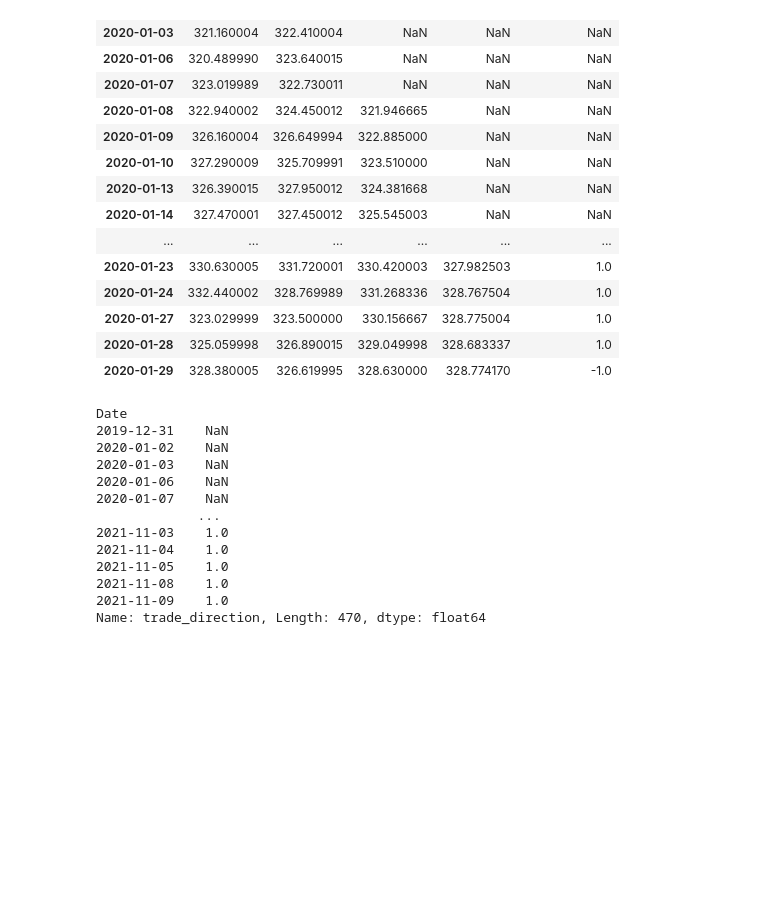
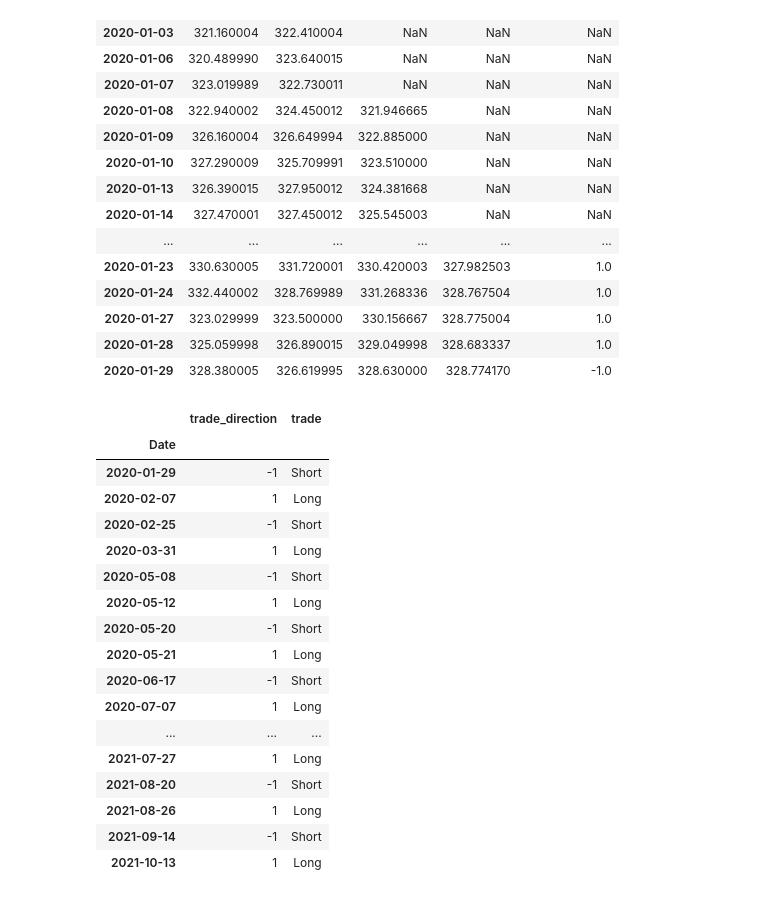
Before and after one commit to EL-Magnific-o/Fintech, a Jupyter notebook: W5C2_template.ipynb, the cells around one changed output. Drawn from its saved outputs; the diff is of its cells as text; code cells hidden in the pictures; blank space fills up the shorter version.

```diff
--- a/W5C2_template.ipynb
+++ b/W5C2_template.ipynb
@@ -68,30 +68,35 @@ df.head(20)
 # %%
 #Determine the direction of the moving average differences
 df_trades = df['trade_direction'].dropna().diff().dropna().apply(np.sign).astype('int8')
 df_trades = pandas.DataFrame(df_trades[df_trades !=0])
 df_trades
 #Label our intended trades
 df_trades['trade'] = df['trade_direction'].map({1:'Long',-1:'Short'})
 df['trades'] = df_trades['trade']
-#df_trades
+df_trades
 #df['trades'].head(30)
 #type(df['trades'])
 #df_trades['trade']
-df['trade_direction']
+#df['trade_direction']
 # %% [output]
-Date
-2019-12-31    NaN
-2020-01-02    NaN
-2020-01-03    NaN
-2020-01-06    NaN
-2020-01-07    NaN
-             ...
-2021-11-03    1.0
-2021-11-04    1.0
-2021-11-05    1.0
-2021-11-08    1.0
-2021-11-09    1.0
-Name: trade_direction, Length: 470, dtype: float64
+|  | trade_direction | trade |
+| Date |  |  |
+| 2020-01-29 | -1 | Short |
+| 2020-02-07 | 1 | Long |
+| 2020-02-25 | -1 | Short |
+| 2020-03-31 | 1 | Long |
+| 2020-05-08 | -1 | Short |
+| 2020-05-12 | 1 | Long |
+| 2020-05-20 | -1 | Short |
+| 2020-05-21 | 1 | Long |
+| 2020-06-17 | -1 | Short |
+| 2020-07-07 | 1 | Long |
+| ... | ... | ... |
+| 2021-07-27 | 1 | Long |
+| 2021-08-20 | -1 | Short |
+| 2021-08-26 | 1 | Long |
+| 2021-09-14 | -1 | Short |
+| 2021-10-13 | 1 | Long |
 # %%
 #Label our opening trade after removing our window period
 df['trades'].replace(pandas.np.NaN,'None',inplace=True)
```
Also changed, not shown: parts of 5 cells of this notebook.
